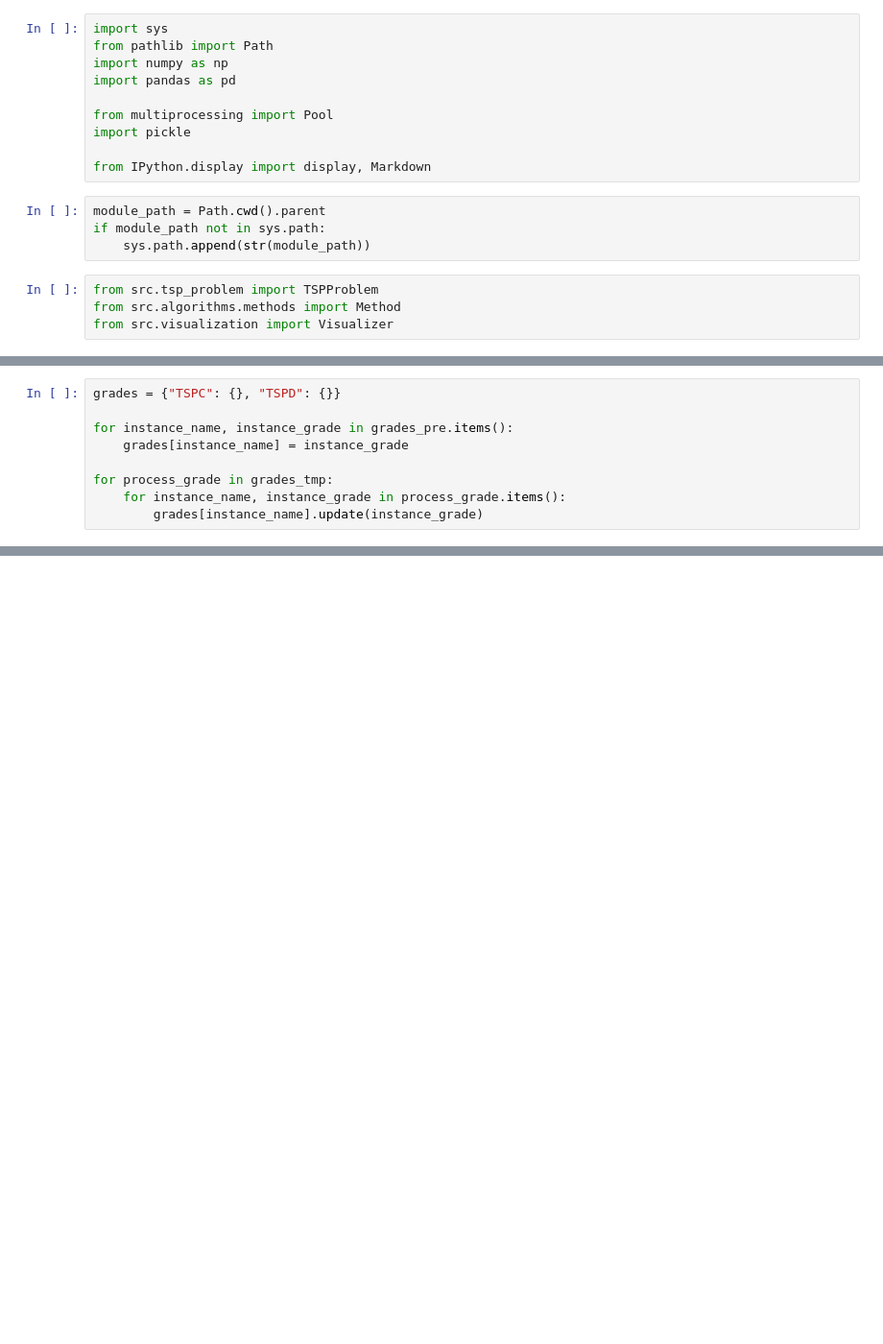
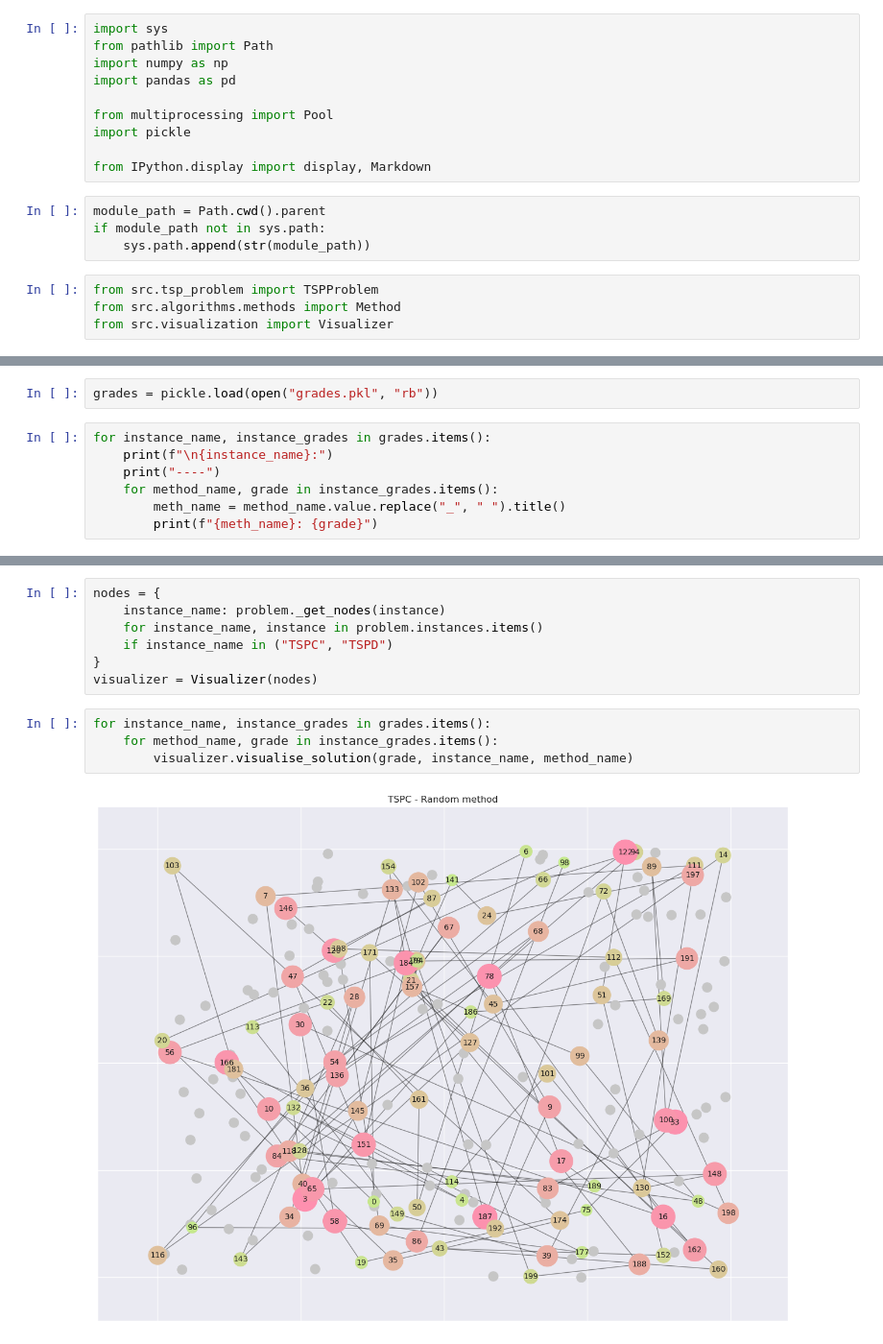
Before and after one commit to Vosloo/evolutionary-computation-labs, a Jupyter notebook: lab-5/test.ipynb, the cells around one changed output, grey strips where cells are left out. Shown at 96% size. Drawn from its saved outputs; the diff is of its cells as text; blank space fills up the shorter version.

Commit message:
Added notebook with grades for candidate moves

```diff
--- a/lab-5/test.ipynb
+++ b/lab-5/test.ipynb
@@ -39,9 +23,0 @@ with Pool() as pool:
-# %%
-grades = {"TSPC": {}, "TSPD": {}}
-
-for instance_name, instance_grade in grades_pre.items():
-    grades[instance_name] = instance_grade
-
-for process_grade in grades_tmp:
-    for instance_name, instance_grade in process_grade.items():
-        grades[instance_name].update(instance_grade)
@@ -47,0 +36,9 @@ for process_grade in grades_tmp:
+# %%
+grades = pickle.load(open("grades.pkl", "rb"))
+# %%
+for instance_name, instance_grades in grades.items():
+    print(f"\n{instance_name}:")
+    print("----")
+    for method_name, grade in instance_grades.items():
+        meth_name = method_name.value.replace("_", " ").title()
+        print(f"{meth_name}: {grade}")
@@ -47,0 +63,13 @@ for process_grade in grades_tmp:
+# %%
+nodes = {
+    instance_name: problem._get_nodes(instance)
+    for instance_name, instance in problem.instances.items()
+    if instance_name in ("TSPC", "TSPD")
+}
+visualizer = Visualizer(nodes)
+# %%
+for instance_name, instance_grades in grades.items():
+    for method_name, grade in instance_grades.items():
+        visualizer.visualise_solution(grade, instance_name, method_name)
+# %% [output]
+[figure, added]
```
Also changed, not shown: parts of 9 cells of this notebook, 1 other file.
